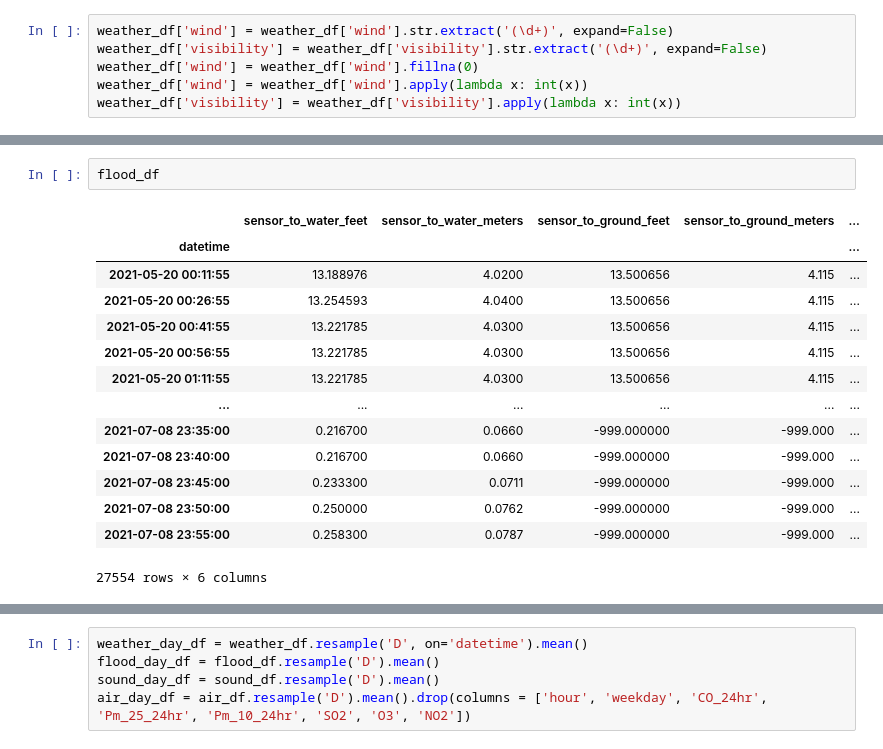
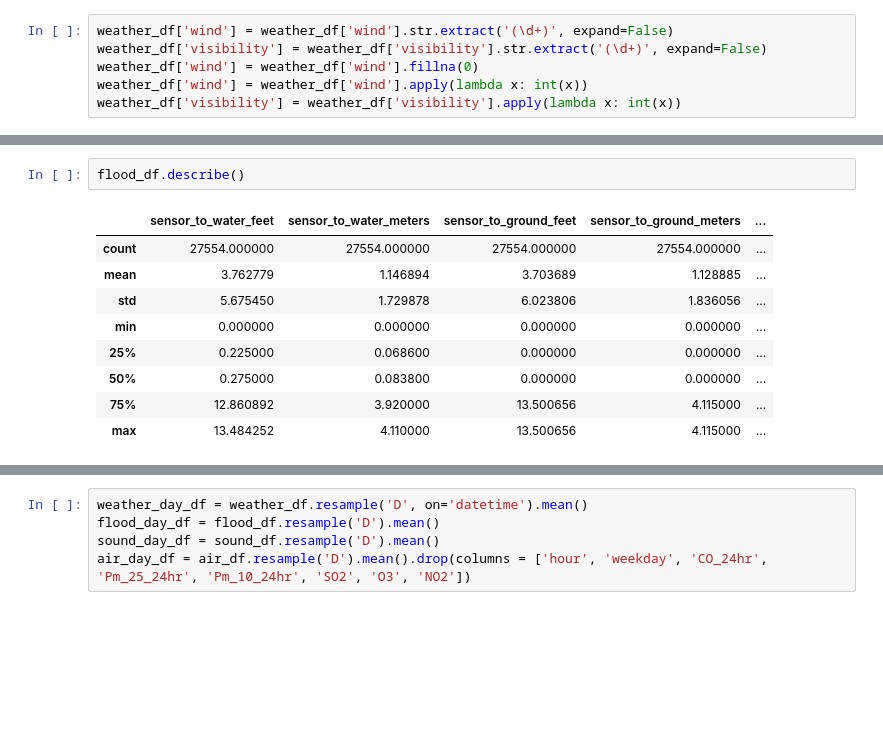
Before and after one commit to slc-data/2021-datathon, a Jupyter notebook: workbooks/sam/datathon.ipynb, the cells around one changed output, grey strips where cells are left out. Saved outputs shown, nothing was run; the diff lists cells and outputs as text; blank space fills up the shorter version.

```diff
--- a/workbooks/sam/datathon.ipynb
+++ b/workbooks/sam/datathon.ipynb
@@ -178,18 +218,13 @@ weather_df
 # %%
-flood_df
+flood_df.describe()
 # %% [output]
 |  | sensor_to_water_feet | sensor_to_water_meters | sensor_to_ground_feet | sensor_to_ground_meters | ... |
-| datetime |  |  |  |  | ... |
-| 2021-05-20 00:11:55 | 13.188976 | 4.0200 | 13.500656 | 4.115 | ... |
-| 2021-05-20 00:26:55 | 13.254593 | 4.0400 | 13.500656 | 4.115 | ... |
-| 2021-05-20 00:41:55 | 13.221785 | 4.0300 | 13.500656 | 4.115 | ... |
-| 2021-05-20 00:56:55 | 13.221785 | 4.0300 | 13.500656 | 4.115 | ... |
-| 2021-05-20 01:11:55 | 13.221785 | 4.0300 | 13.500656 | 4.115 | ... |
-| ... | ... | ... | ... | ... | ... |
-| 2021-07-08 23:35:00 | 0.216700 | 0.0660 | -999.000000 | -999.000 | ... |
-| 2021-07-08 23:40:00 | 0.216700 | 0.0660 | -999.000000 | -999.000 | ... |
-| 2021-07-08 23:45:00 | 0.233300 | 0.0711 | -999.000000 | -999.000 | ... |
-| 2021-07-08 23:50:00 | 0.250000 | 0.0762 | -999.000000 | -999.000 | ... |
-| 2021-07-08 23:55:00 | 0.258300 | 0.0787 | -999.000000 | -999.000 | ... |
+| count | 27554.000000 | 27554.000000 | 27554.000000 | 27554.000000 | ... |
+| mean | 3.762779 | 1.146894 | 3.703689 | 1.128885 | ... |
+| std | 5.675450 | 1.729878 | 6.023806 | 1.836056 | ... |
+| min | 0.000000 | 0.000000 | 0.000000 | 0.000000 | ... |
+| 25% | 0.225000 | 0.068600 | 0.000000 | 0.000000 | ... |
+| 50% | 0.275000 | 0.083800 | 0.000000 | 0.000000 | ... |
+| 75% | 12.860892 | 3.920000 | 13.500656 | 4.115000 | ... |
+| max | 13.484252 | 4.110000 | 13.500656 | 4.115000 | ... |
-27554 rows × 6 columns
 # %%
```
Also changed, not shown: parts of 18 cells of this notebook, 1 other file.
